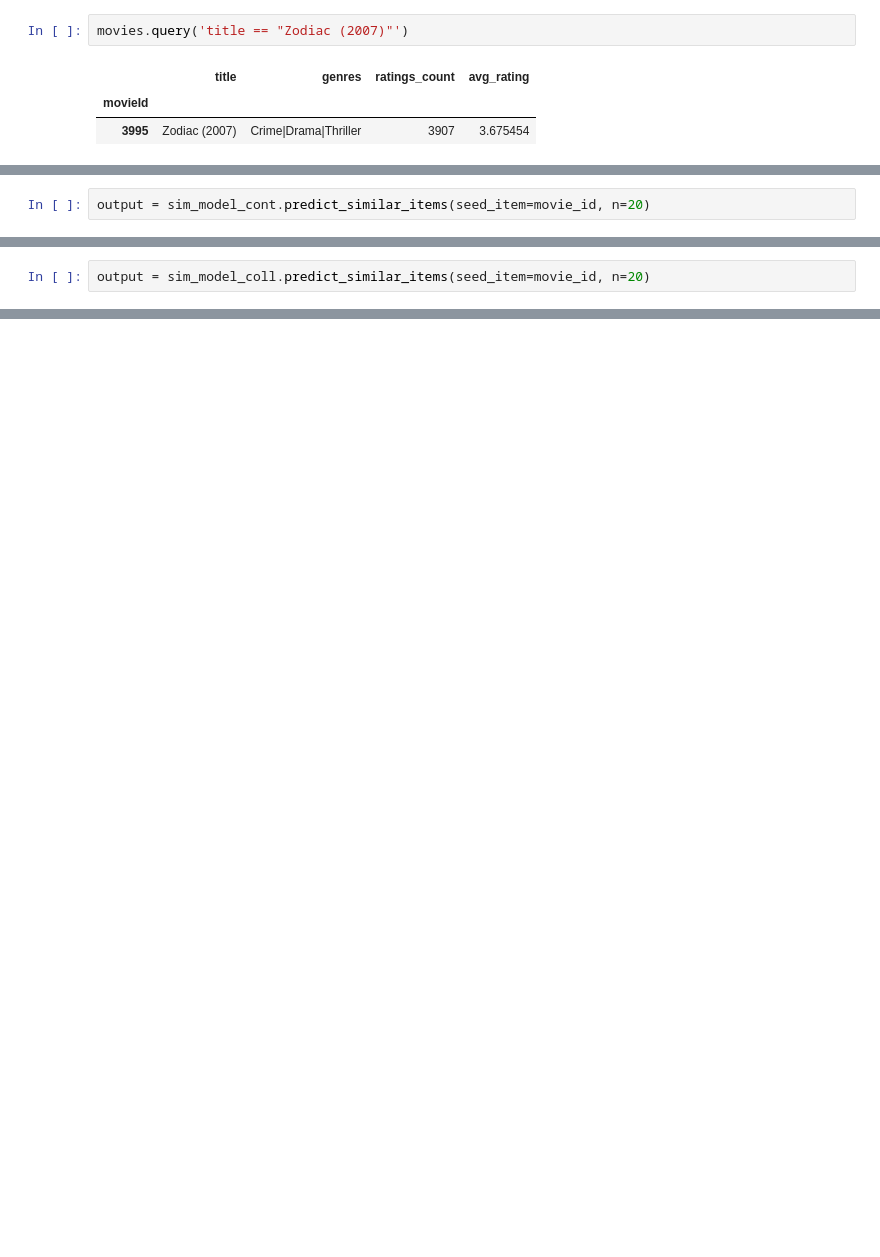
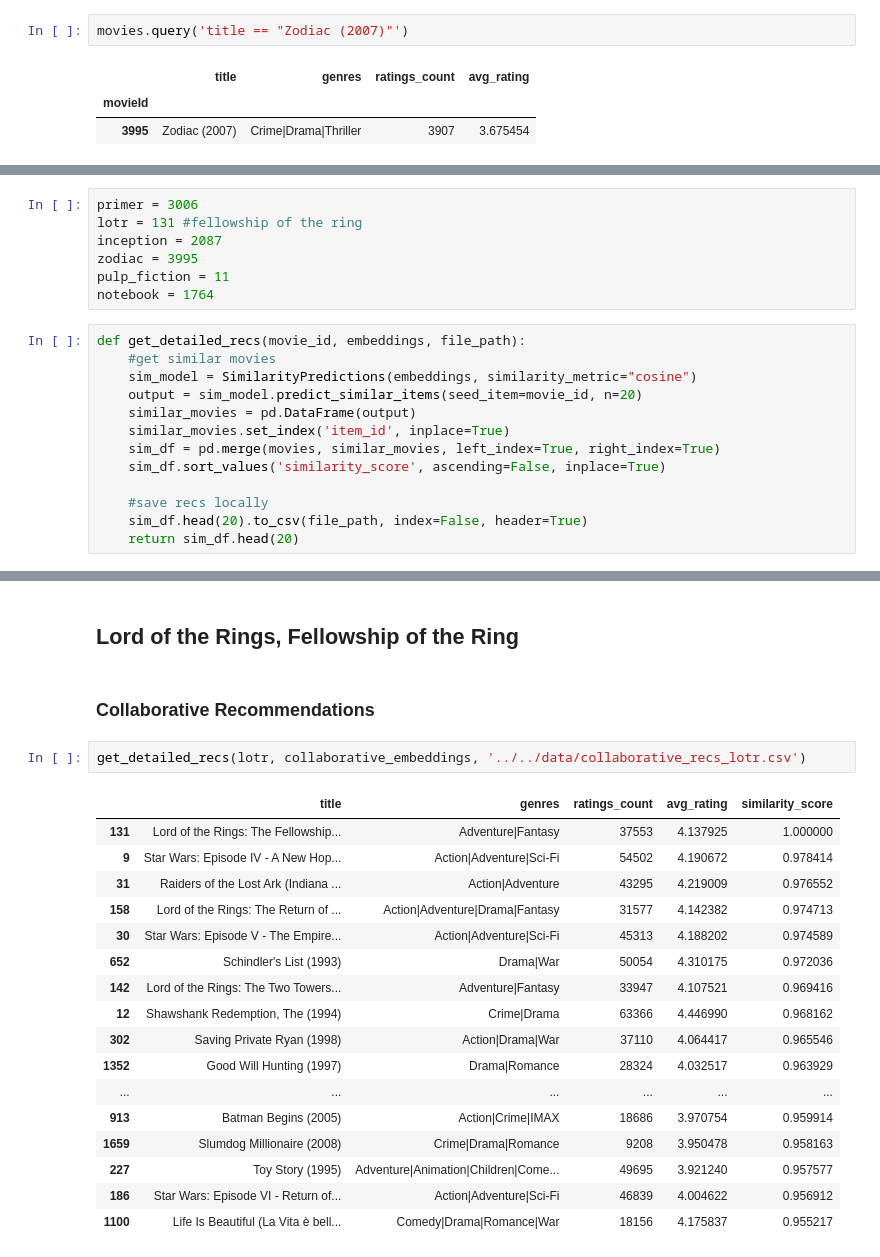
Before and after one commit to alineberry/my-movie-recommender, a Jupyter notebook: notebooks/movie_similarity/content-and-collaborative-similarity-recommender.ipynb, the cells around one changed output, grey strips where cells are left out. Saved outputs shown, nothing was run; the diff lists cells and outputs as text; blank space fills up the shorter version.

Commit message:
similar movie results

```diff
--- a/notebooks/movie_similarity/content-and-collaborative-similarity-recommender.ipynb
+++ b/notebooks/movie_similarity/content-and-collaborative-similarity-recommender.ipynb
@@ -145,2 +106,0 @@ sim_df
-# %%
-output = sim_model_cont.predict_similar_items(seed_item=movie_id, n=20)
@@ -155,2 +106,0 @@ sim_df
-# %%
-output = sim_model_coll.predict_similar_items(seed_item=movie_id, n=20)
@@ -162,0 +130,20 @@ sim_df
+# %%
+primer = 3006
+lotr = 131 #fellowship of the ring
+inception = 2087
+zodiac = 3995
+pulp_fiction = 11
+notebook = 1764
+# %%
+def get_detailed_recs(movie_id, embeddings, file_path):
+    #get similar movies
+    sim_model = SimilarityPredictions(embeddings, similarity_metric="cosine")
+    output = sim_model.predict_similar_items(seed_item=movie_id, n=20)
+    similar_movies = pd.DataFrame(output)
+    similar_movies.set_index('item_id', inplace=True)
+    sim_df = pd.merge(movies, similar_movies, left_index=True, right_index=True)
+    sim_df.sort_values('similarity_score', ascending=False, inplace=True)
+
+    #save recs locally
+    sim_df.head(20).to_csv(file_path, index=False, header=True)
+    return sim_df.head(20)
@@ -162,0 +178,24 @@ sim_df
+# %% [markdown]
+## Lord of the Rings, Fellowship of the Ring
+# %% [markdown]
+### Collaborative Recommendations
+# %%
+get_detailed_recs(lotr, collaborative_embeddings, '../../data/collaborative_recs_lotr.csv')
+# %% [output]
+|  | title | genres | ratings_count | avg_rating | similarity_score |
+| 131 | Lord of the Rings: The Fellowship... | Adventure|Fantasy | 37553 | 4.137925 | 1.000000 |
+| 9 | Star Wars: Episode IV - A New Hop... | Action|Adventure|Sci-Fi | 54502 | 4.190672 | 0.978414 |
+| 31 | Raiders of the Lost Ark (Indiana ... | Action|Adventure | 43295 | 4.219009 | 0.976552 |
+| 158 | Lord of the Rings: The Return of ... | Action|Adventure|Drama|Fantasy | 31577 | 4.142382 | 0.974713 |
+| 30 | Star Wars: Episode V - The Empire... | Action|Adventure|Sci-Fi | 45313 | 4.188202 | 0.974589 |
+| 652 | Schindler's List (1993) | Drama|War | 50054 | 4.310175 | 0.972036 |
+| 142 | Lord of the Rings: The Two Towers... | Adventure|Fantasy | 33947 | 4.107521 | 0.969416 |
+| 12 | Shawshank Redemption, The (1994) | Crime|Drama | 63366 | 4.446990 | 0.968162 |
+| 302 | Saving Private Ryan (1998) | Action|Drama|War | 37110 | 4.064417 | 0.965546 |
+| 1352 | Good Will Hunting (1997) | Drama|Romance | 28324 | 4.032517 | 0.963929 |
+| ... | ... | ... | ... | ... | ... |
+| 913 | Batman Begins (2005) | Action|Crime|IMAX | 18686 | 3.970754 | 0.959914 |
+| 1659 | Slumdog Millionaire (2008) | Crime|Drama|Romance | 9208 | 3.950478 | 0.958163 |
+| 227 | Toy Story (1995) | Adventure|Animation|Children|Come... | 49695 | 3.921240 | 0.957577 |
+| 186 | Star Wars: Episode VI - Return of... | Action|Adventure|Sci-Fi | 46839 | 4.004622 | 0.956912 |
+| 1100 | Life Is Beautiful (La Vita è bell... | Comedy|Drama|Romance|War | 18156 | 4.175837 | 0.955217 |
```
Also changed, not shown: parts of 36 cells of this notebook, 1 other file.
